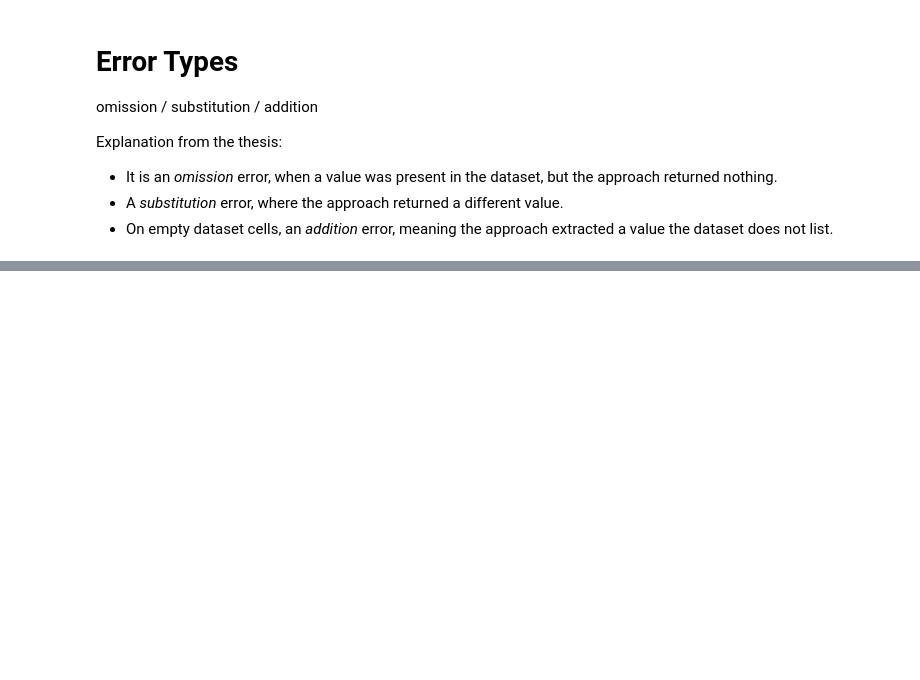
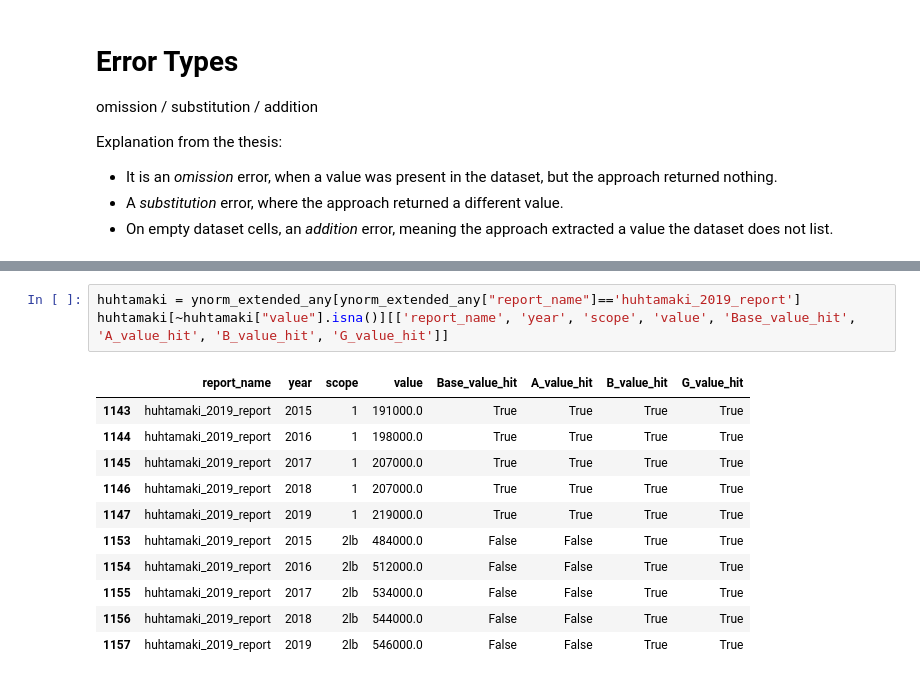
Before and after one commit to KuhlmannJ/2026_BA_Code, a Jupyter notebook: evaluations/Baseline-PipelineA-PipelineB/02-Eval-BaselinePipelineAB.ipynb, the cells around one changed output, grey strips where cells are left out. Cells and saved outputs as stored; diff of their text form; blank space fills up the shorter version.

```diff
--- a/evaluations/Baseline-PipelineA-PipelineB/02-Eval-BaselinePipelineAB.ipynb
+++ b/evaluations/Baseline-PipelineA-PipelineB/02-Eval-BaselinePipelineAB.ipynb
@@ -367,0 +434,15 @@ variant  hits  omission  substitution  addition
+# %%
+huhtamaki = ynorm_extended_any[ynorm_extended_any["report_name"]=='huhtamaki_2019_report']
+huhtamaki[~huhtamaki["value"].isna()][['report_name', 'year', 'scope', 'value', 'Base_value_hit', 'A_value_hit', 'B_value_hit', 'G_value_hit']]
+# %% [output]
+|  | report_name | year | scope | value | Base_value_hit | A_value_hit | B_value_hit | G_value_hit |
+| 1143 | huhtamaki_2019_report | 2015 | 1 | 191000.0 | True | True | True | True |
+| 1144 | huhtamaki_2019_report | 2016 | 1 | 198000.0 | True | True | True | True |
+| 1145 | huhtamaki_2019_report | 2017 | 1 | 207000.0 | True | True | True | True |
+| 1146 | huhtamaki_2019_report | 2018 | 1 | 207000.0 | True | True | True | True |
+| 1147 | huhtamaki_2019_report | 2019 | 1 | 219000.0 | True | True | True | True |
+| 1153 | huhtamaki_2019_report | 2015 | 2lb | 484000.0 | False | False | True | True |
+| 1154 | huhtamaki_2019_report | 2016 | 2lb | 512000.0 | False | False | True | True |
+| 1155 | huhtamaki_2019_report | 2017 | 2lb | 534000.0 | False | False | True | True |
+| 1156 | huhtamaki_2019_report | 2018 | 2lb | 544000.0 | False | False | True | True |
+| 1157 | huhtamaki_2019_report | 2019 | 2lb | 546000.0 | False | False | True | True |
```
Also changed, not shown: parts of 14 cells of this notebook, 7 other files.
